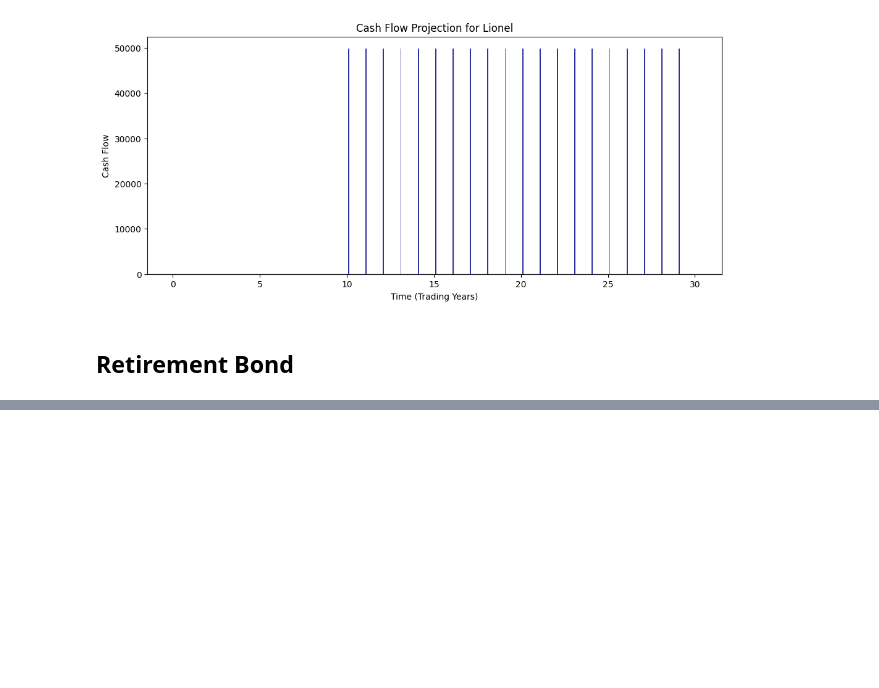
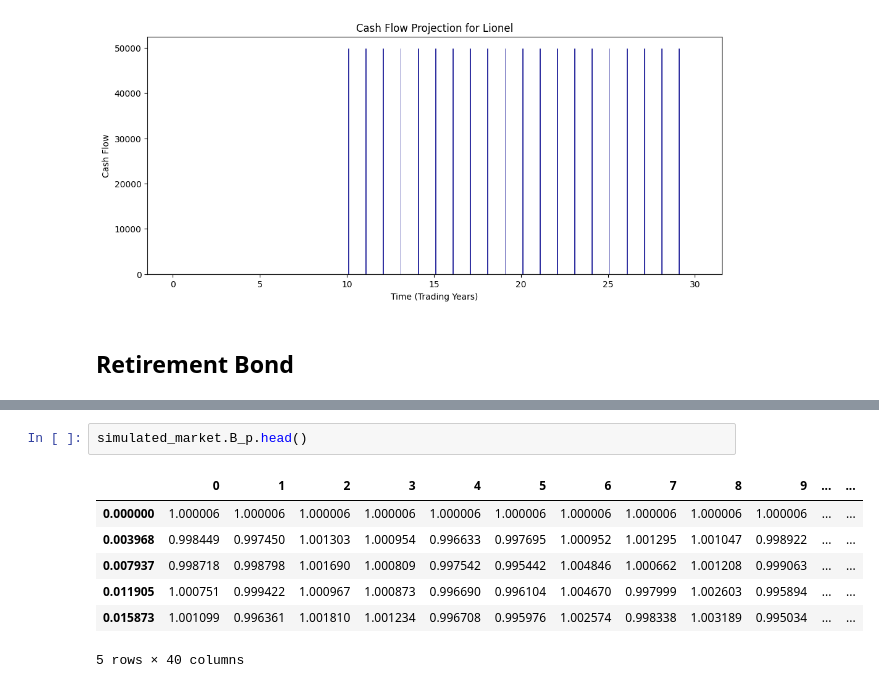
Before and after one commit to aleksandr-mikhailov-edhec/Goal-Based-Investing, a Jupyter notebook: 1.4 Full Stochastic Market Simulation.ipynb, the cells around one changed output, grey strips where cells are left out. Drawn from its saved outputs; the diff is of its cells as text; blank space fills up the shorter version.

```diff
--- a/1.4 Full Stochastic Market Simulation.ipynb
+++ b/1.4 Full Stochastic Market Simulation.ipynb
@@ -712,0 +488,10 @@ plt.plot(deduce_yield(np.array(zc_prices),np.arange(1,31,1)))
+# %%
+simulated_market.B_p.head()
+# %% [output]
+|  | 0 | 1 | 2 | 3 | 4 | 5 | 6 | 7 | 8 | 9 | ... | ... |
+| 0.000000 | 1.000006 | 1.000006 | 1.000006 | 1.000006 | 1.000006 | 1.000006 | 1.000006 | 1.000006 | 1.000006 | 1.000006 | ... | ... |
+| 0.003968 | 0.998449 | 0.997450 | 1.001303 | 1.000954 | 0.996633 | 0.997695 | 1.000952 | 1.001295 | 1.001047 | 0.998922 | ... | ... |
+| 0.007937 | 0.998718 | 0.998798 | 1.001690 | 1.000809 | 0.997542 | 0.995442 | 1.004846 | 1.000662 | 1.001208 | 0.999063 | ... | ... |
+| 0.011905 | 1.000751 | 0.999422 | 1.000967 | 1.000873 | 0.996690 | 0.996104 | 1.004670 | 0.997999 | 1.002603 | 0.995894 | ... | ... |
+| 0.015873 | 1.001099 | 0.996361 | 1.001810 | 1.001234 | 0.996708 | 0.995976 | 1.002574 | 0.998338 | 1.003189 | 0.995034 | ... | ... |
+5 rows × 40 columns
```
Also changed, not shown: parts of 32 cells of this notebook.
